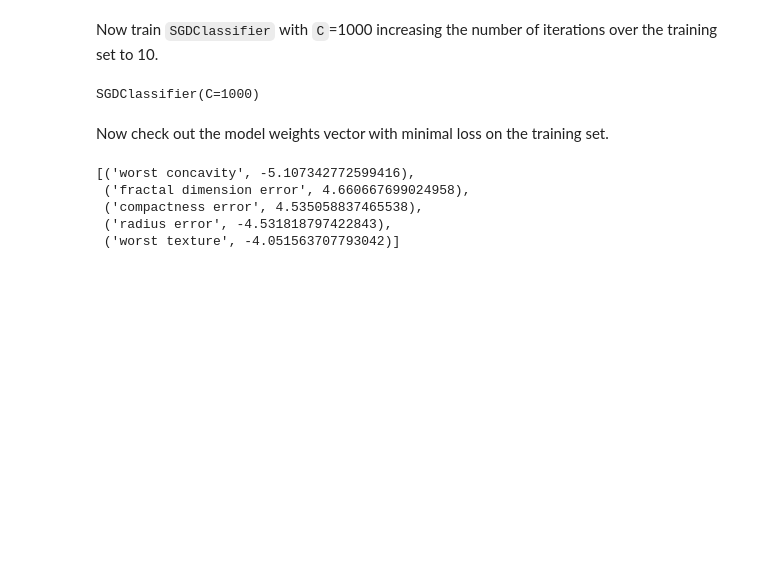
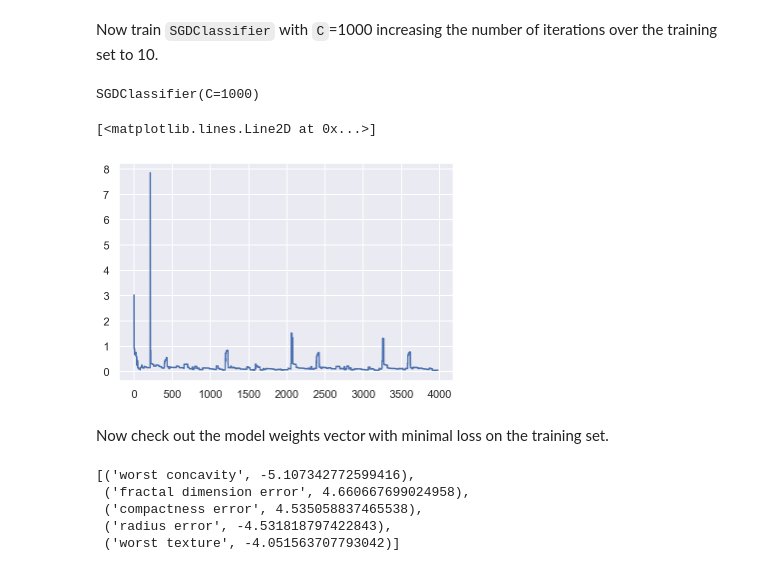
Before and after one commit to Extremesarova/mlcourse, a Jupyter notebook: assignment08/assignment08_implement_sgd_regr_and_clf.ipynb, the cells around one changed output. Cells and saved outputs as stored; diff of their text form; code cells hidden in the pictures; blank space fills up the shorter version.

```diff
--- a/assignment08/assignment08_implement_sgd_regr_and_clf.ipynb
+++ b/assignment08/assignment08_implement_sgd_regr_and_clf.ipynb
@@ -267,9 +267,10 @@ class SGDClassifier(BaseEstimator):
 
         for iter in range(self.n_iter):
             for i in range(X.shape[0]):
+
                 new_w = w.copy()
 
-                sigma_arg = -y[i] * np.dot(w, X[i])
+                sigma_arg = -y[i] * np.dot(w, X[i, :])
 
                 for j in range(X.shape[1]):
                     new_w[j] = w[j] + self.eta * (self.C * y[i] * X[i, j] * sigma(sigma_arg) - kronecker_symbol(j) * w[j])
@@ -287,11 +288,12 @@ class SGDClassifier(BaseEstimator):
     def predict_proba(self, X):
         ones = np.ones((X.shape[0], 1))
         X = np.hstack((ones, X))
+        proba = sigma(np.dot(X, self.w_)).reshape((X.shape[0], 1))
 
-        return sigma(np.dot(X, self.w_))
+        return np.hstack([1 - proba, proba])
 
     def predict(self, X):
-        preds = [-1 if proba < 0.5 else 1 for proba in self.predict_proba(X)]
+        preds = [-1 if proba[1] < 0.5 else 1 for proba in self.predict_proba(X)]
         return preds
 
 
@@ -339,6 +337,11 @@ log_reg = SGDClassifier(C=1000, eta=1e-3, n_iter=10)
 log_reg.fit(X_train_scaled, y_train)
 # %% [output]
 SGDClassifier(C=1000)
+# %%
+plt.plot(log_reg.loss_)
+# %% [output]
+[<matplotlib.lines.Line2D at 0x...>]
+[figure, added]
 # %% [markdown]
 Now check out the model weights vector with minimal loss on the training set.
 # %%
```
Also changed, not shown: parts of 21 cells of this notebook, 1 other file.
